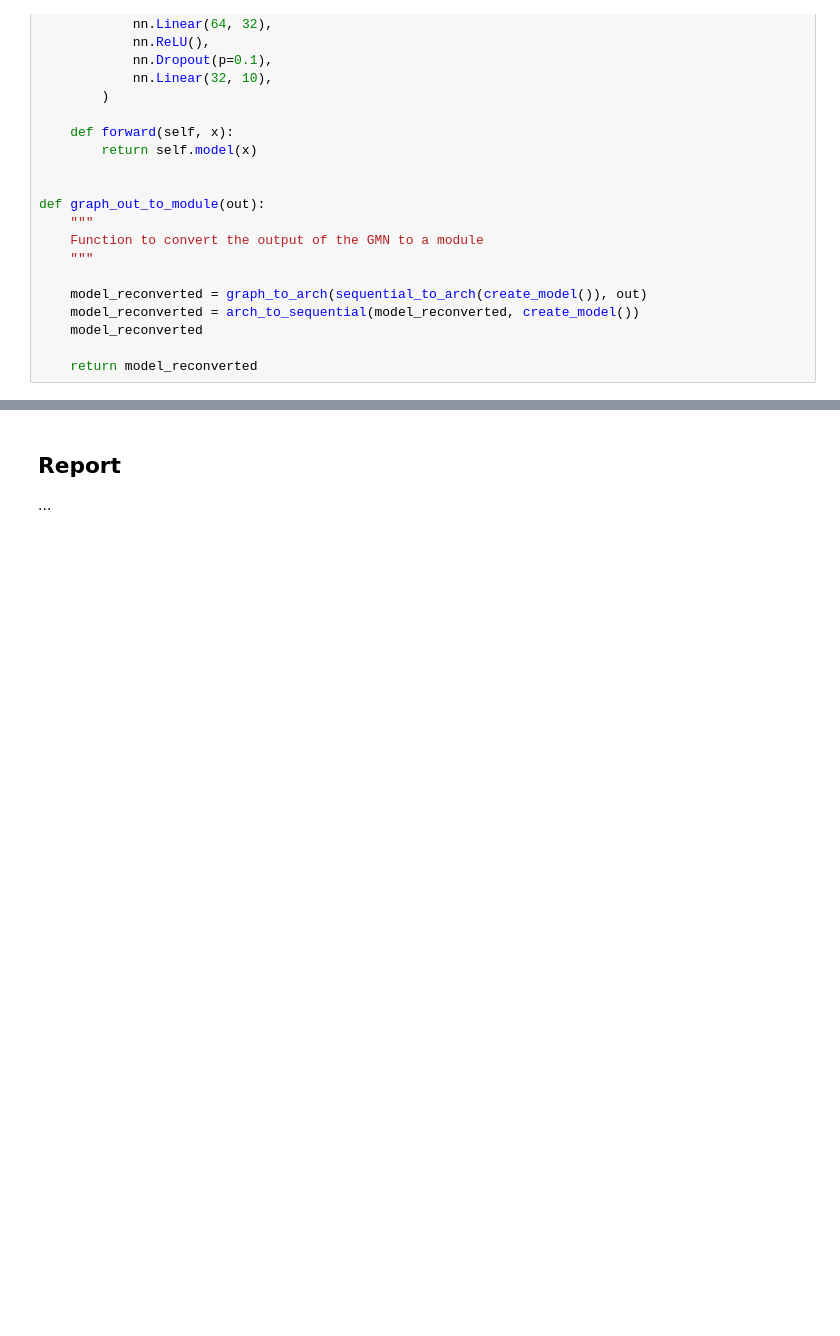
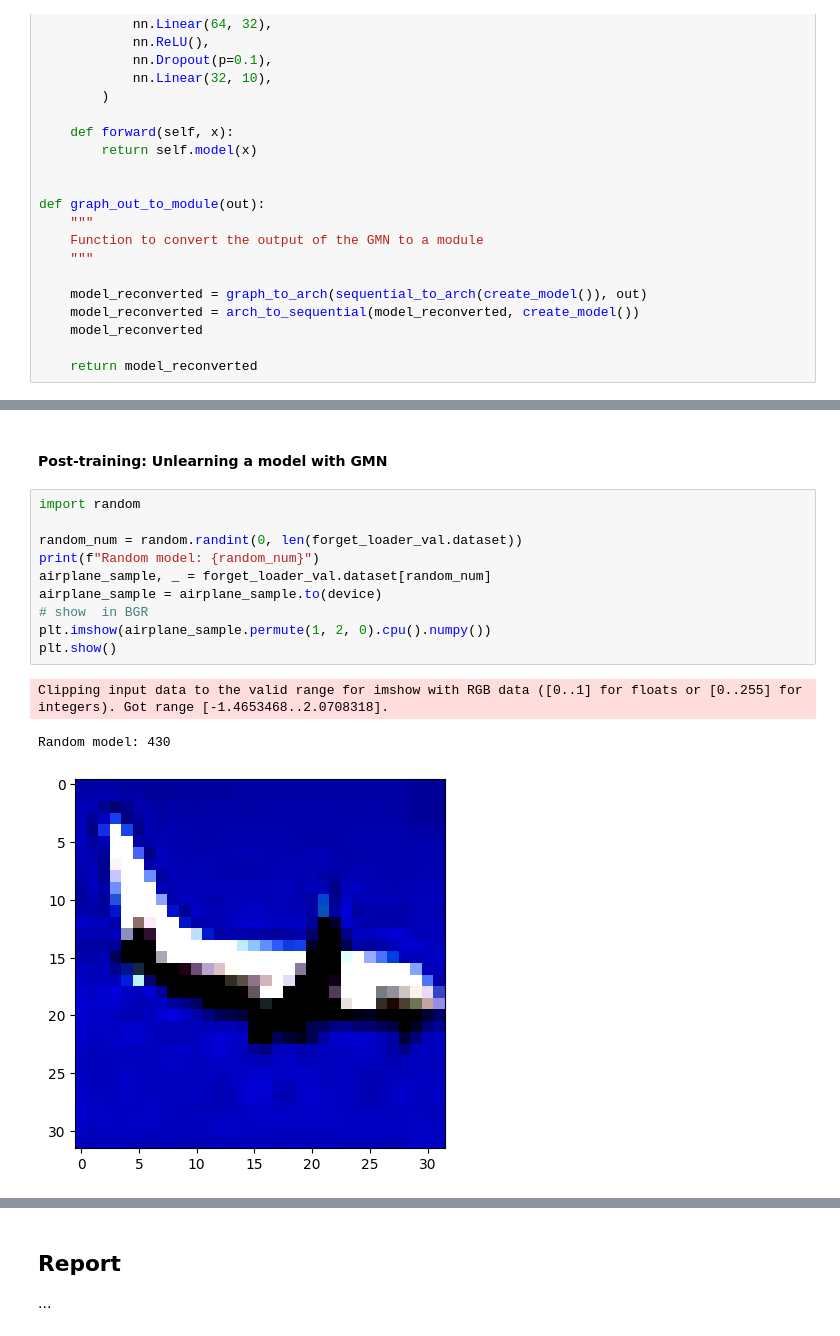
Before and after one commit to dario-loi/unlearning, a Jupyter notebook: Practice/practice.ipynb, the cells around one changed output, grey strips where cells are left out. Cells and saved outputs as stored; diff of their text form; blank space fills up the shorter version.

```diff
--- a/Practice/practice.ipynb
+++ b/Practice/practice.ipynb
@@ -1892,0 +1910,16 @@ def train_gmn_mock_optimizer(
+# %% [markdown]
+#### Post-training: Unlearning a model with GMN
+# %%
+import random
+
+random_num = random.randint(0, len(forget_loader_val.dataset))
+print(f"Random model: {random_num}")
+airplane_sample, _ = forget_loader_val.dataset[random_num]
+airplane_sample = airplane_sample.to(device)
+# show  in BGR
+plt.imshow(airplane_sample.permute(1, 2, 0).cpu().numpy())
+plt.show()
+# %% [output]
+Clipping input data to the valid range for imshow with RGB data ([0..1] for floats or [0..255] for integers). Got range [-1.4653468..2.0708318].
+Random model: 430
+[figure, added]
```
Also changed, not shown: parts of 33 cells of this notebook, 3 other files.
